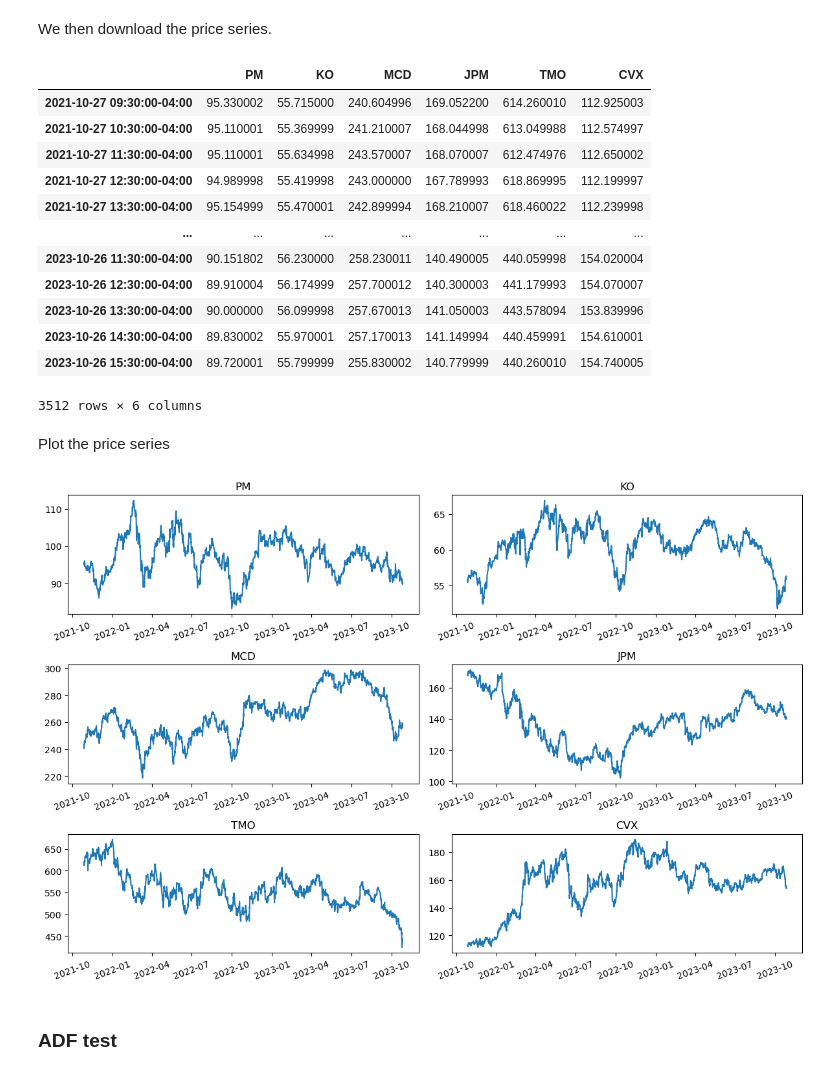
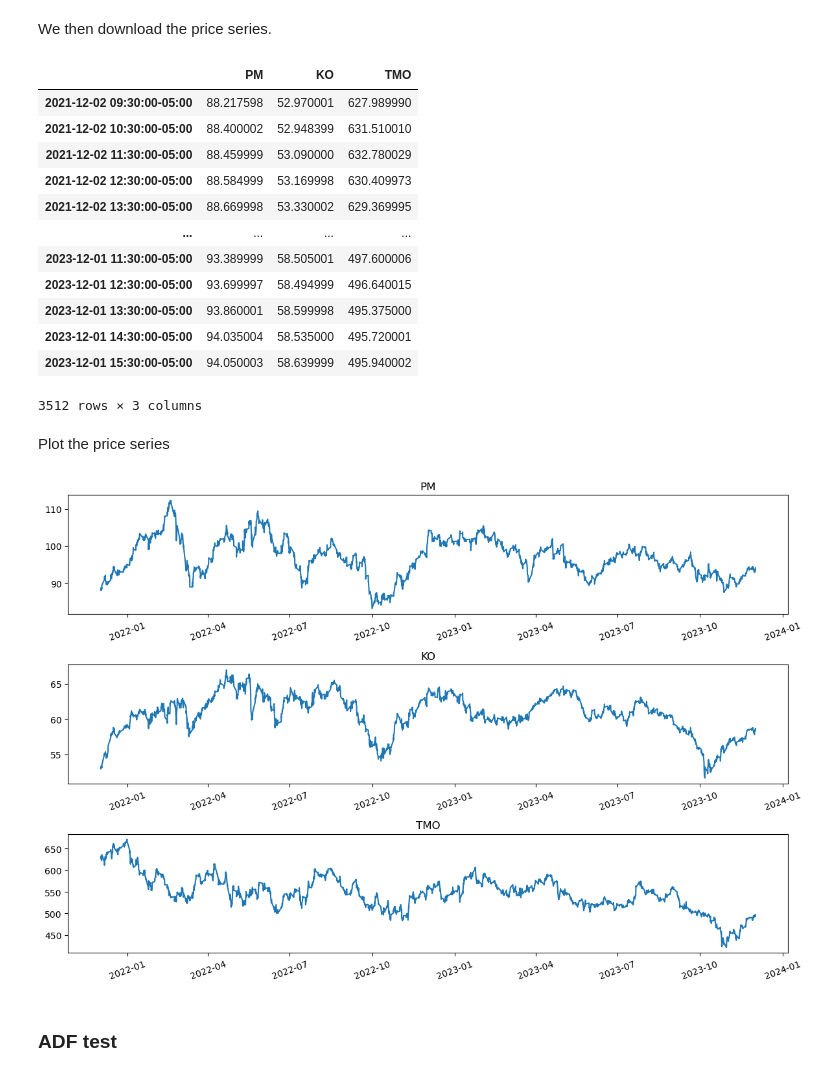
Before and after one commit to JonasHane2/AlgoTrading, a Jupyter notebook: mean_reversion.ipynb, the cells around one changed output. Saved outputs shown, nothing was run; the diff lists cells and outputs as text; code cells hidden in the pictures.

```diff
--- a/mean_reversion.ipynb
+++ b/mean_reversion.ipynb
@@ -19,7 +19,7 @@ from arch.unitroot import VarianceRatio
 # %% [markdown]
 First we specify the tickers we are interested in investigating, along with the period and time interval.
 # %%
-tickers = ['PM', 'KO', 'MCD', 'JPM', 'TMO', 'CVX']
+tickers = ['PM', 'KO', 'TMO']
 period = '2y'
 interval = '1h'
 num_decimals = 4
@@ -31,35 +31,33 @@ prices = [yf.Ticker(t).history(period=period, interval=interval)['Close'] for t
 prices_df = pd.DataFrame({ticker: price_series[(prices[0].index[:-1])] for ticker, price_series in zip(tickers, prices)})
 prices_df
 # %% [output]
-|  | PM | KO | MCD | JPM | TMO | CVX |
-| 2021-10-27 09:30:00-04:00 | 95.330002 | 55.715000 | 240.604996 | 169.052200 | 614.260010 | 112.925003 |
-| 2021-10-27 10:30:00-04:00 | 95.110001 | 55.369999 | 241.210007 | 168.044998 | 613.049988 | 112.574997 |
-| 2021-10-27 11:30:00-04:00 | 95.110001 | 55.634998 | 243.570007 | 168.070007 | 612.474976 | 112.650002 |
-| 2021-10-27 12:30:00-04:00 | 94.989998 | 55.419998 | 243.000000 | 167.789993 | 618.869995 | 112.199997 |
-| 2021-10-27 13:30:00-04:00 | 95.154999 | 55.470001 | 242.899994 | 168.210007 | 618.460022 | 112.239998 |
-| ... | ... | ... | ... | ... | ... | ... |
-| 2023-10-26 11:30:00-04:00 | 90.151802 | 56.230000 | 258.230011 | 140.490005 | 440.059998 | 154.020004 |
-| 2023-10-26 12:30:00-04:00 | 89.910004 | 56.174999 | 257.700012 | 140.300003 | 441.179993 | 154.070007 |
-| 2023-10-26 13:30:00-04:00 | 90.000000 | 56.099998 | 257.670013 | 141.050003 | 443.578094 | 153.839996 |
-| 2023-10-26 14:30:00-04:00 | 89.830002 | 55.970001 | 257.170013 | 141.149994 | 440.459991 | 154.610001 |
-| 2023-10-26 15:30:00-04:00 | 89.720001 | 55.799999 | 255.830002 | 140.779999 | 440.260010 | 154.740005 |
+|  | PM | KO | TMO |
+| 2021-12-02 09:30:00-05:00 | 88.217598 | 52.970001 | 627.989990 |
+| 2021-12-02 10:30:00-05:00 | 88.400002 | 52.948399 | 631.510010 |
+| 2021-12-02 11:30:00-05:00 | 88.459999 | 53.090000 | 632.780029 |
+| 2021-12-02 12:30:00-05:00 | 88.584999 | 53.169998 | 630.409973 |
+| 2021-12-02 13:30:00-05:00 | 88.669998 | 53.330002 | 629.369995 |
+| ... | ... | ... | ... |
+| 2023-12-01 11:30:00-05:00 | 93.389999 | 58.505001 | 497.600006 |
+| 2023-12-01 12:30:00-05:00 | 93.699997 | 58.494999 | 496.640015 |
+| 2023-12-01 13:30:00-05:00 | 93.860001 | 58.599998 | 495.375000 |
+| 2023-12-01 14:30:00-05:00 | 94.035004 | 58.535000 | 495.720001 |
+| 2023-12-01 15:30:00-05:00 | 94.050003 | 58.639999 | 495.940002 |
-3512 rows × 6 columns
+3512 rows × 3 columns
 # %% [markdown]
 Plot the price series
 # %%
-fig, axs = plt.subplots(3, 2, figsize=(12, 8))
+fig, axs = plt.subplots(3, figsize=(12, 8))
 
 for i in range(len(prices)):
-    row = i // 2
-    col = i % 2
-    axs[row, col].plot(prices[i].index, prices[i])
-    axs[row, col].set_title(tickers[i])
-    axs[row, col].tick_params(axis='x', labelrotation=20)
+    axs[i].plot(prices[i].index, prices[i])
+    axs[i].set_title(tickers[i])
+    axs[i].tick_params(axis='x', labelrotation=20)
 
 plt.tight_layout()
 plt.show()
 # %% [output]
-[figure, old version]
+[figure, new version]
 # %% [markdown]
 ### ADF test
 # %% [markdown]
```
Also changed, not shown: parts of 18 cells of this notebook.
